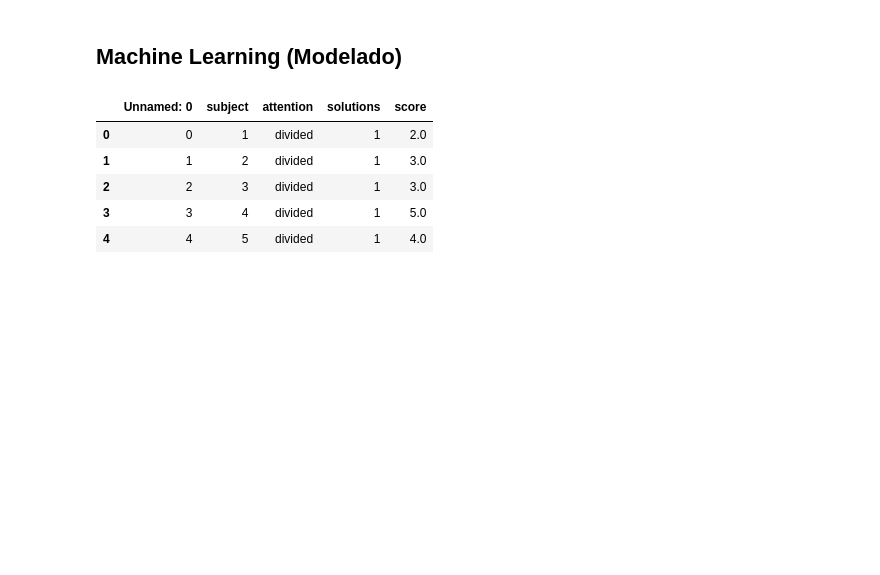
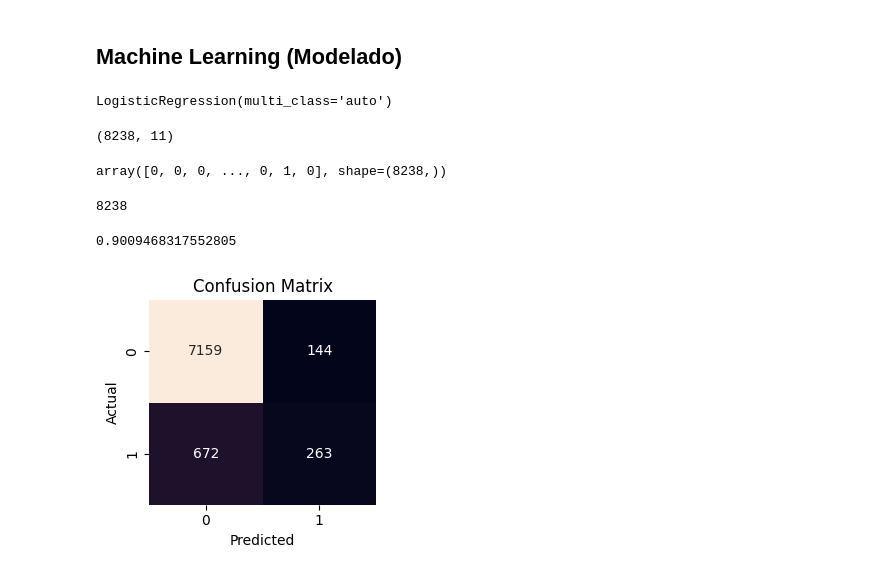
Before and after one commit to 4GeeksAcademy/sarayruiz---Machine-Learning, a Jupyter notebook: src/01-logistic-regression.ipynb, the cells around one changed output. Drawn from its saved outputs; the diff is of its cells as text; code cells hidden in the pictures; blank space fills up the shorter version.

```diff
--- a/src/01-logistic-regression.ipynb
+++ b/src/01-logistic-regression.ipynb
@@ -536,14 +584,2 @@ Index(['contact', 'month', 'duration', 'campaign', 'poutcome'], dtype='object')
 # %% [markdown]
 ## Machine Learning (Modelado)
-# %%
-# Cargamos el conjunto de datos
-df = sns.load_dataset("attention")
-
-df.head()
-# %% [output]
-|  | Unnamed: 0 | subject | attention | solutions | score |
-| 0 | 0 | 1 | divided | 1 | 2.0 |
-| 1 | 1 | 2 | divided | 1 | 3.0 |
-| 2 | 2 | 3 | divided | 1 | 3.0 |
-| 3 | 3 | 4 | divided | 1 | 5.0 |
-| 4 | 4 | 5 | divided | 1 | 4.0 |
@@ -566,6 +589,6 @@ def warn(*args, **kwargs):
 
 warnings.warn = warn
 # %%
-model_regresion = LogisticRegression(penalty='l2', dual=False, tol=0.0001, C=1.0, fit_intercept=True,
+model = LogisticRegression(penalty='l2', dual=False, tol=0.0001, C=1.0, fit_intercept=True,
                                                intercept_scaling=1, class_weight=None, random_state=None, solver='lbfgs', max_iter=100, multi_class='auto',
                                             verbose=0 , warm_start = False , n_jobs = None , l1_ratio = None )
@@ -579,8 +594,0 @@ train_data.head()
-# %%
-#TODO WTF!!?? no tengo esos csv guardados para poder usarlos
-
-X_train = train_data.drop(["Survived"], axis=1)
-y_train = train_data["Survived"]
-
-X_test = test_data.drop(["Survived"], axis=1)
-y_test = test_data["Survived"]
@@ -590,0 +595,38 @@ matriz_confu = confusion_matrix ( y_true , y_pred , * , labels = None , sample_w
+# %%
+model.fit(X_train_sel, y_train)
+# %% [output]
+LogisticRegression(multi_class='auto')
+# %%
+X_test.shape
+# %% [output]
+(8238, 11)
+# %%
+y_pred = model.predict(X_test_sel)
+y_pred
+# %% [output]
+array([0, 0, 0, ..., 0, 1, 0], shape=(8238,))
+# %%
+len(y_pred)
+# %% [output]
+8238
+# %%
+model_accuracy = accuracy_score(y_test, y_pred)
+model_accuracy
+# %% [output]
+0.9009468317552805
+# %%
+bank_cm = confusion_matrix(y_test, y_pred)
+
+# Dibujaremos esta matriz para hacerla más visual
+df_cm = pd.DataFrame(bank_cm)
+
+plt.figure(figsize=(3, 3))
+sns.heatmap(df_cm, annot=True, fmt="d", cbar=False)
+plt.xlabel('Predicted')
+plt.ylabel('Actual')
+plt.title('Confusion Matrix')
+
+plt.tight_layout()
+plt.show()
+# %% [output]
+[figure, added]
```
Also changed, not shown: parts of 12 cells of this notebook.
